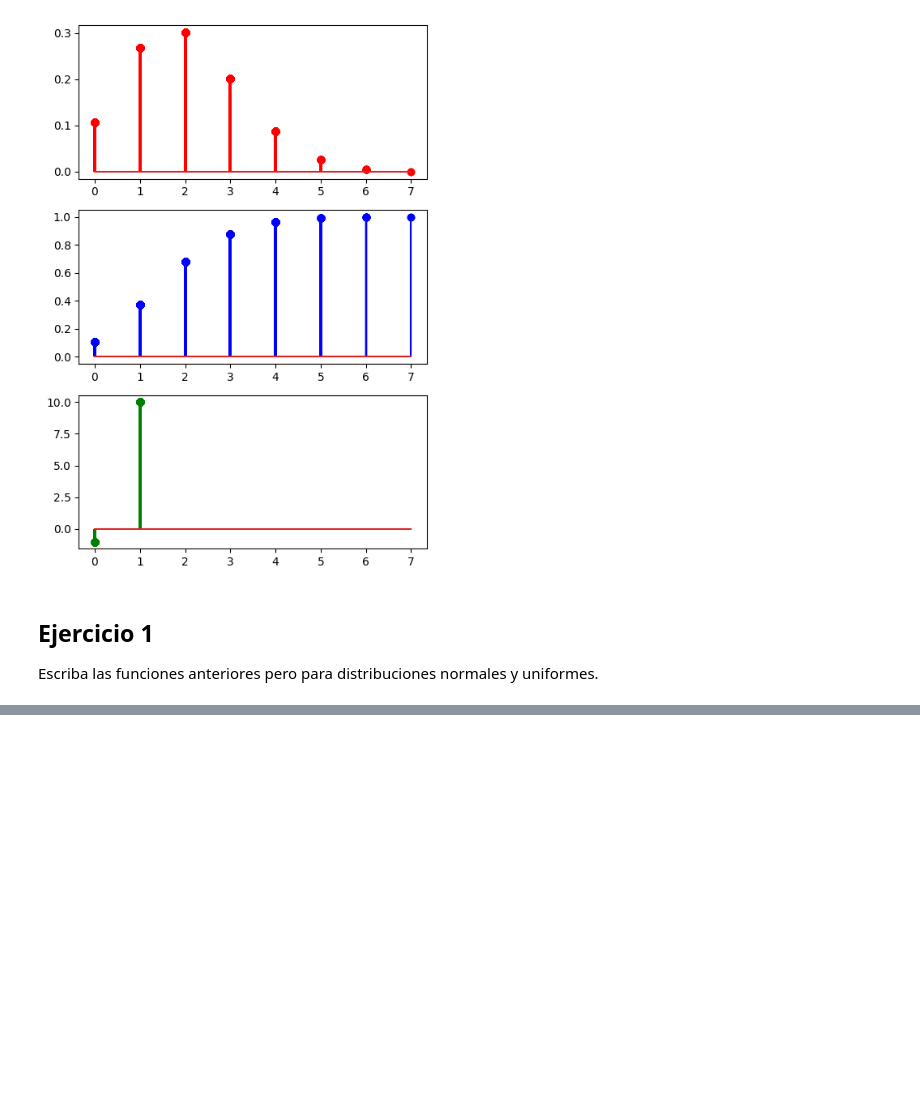
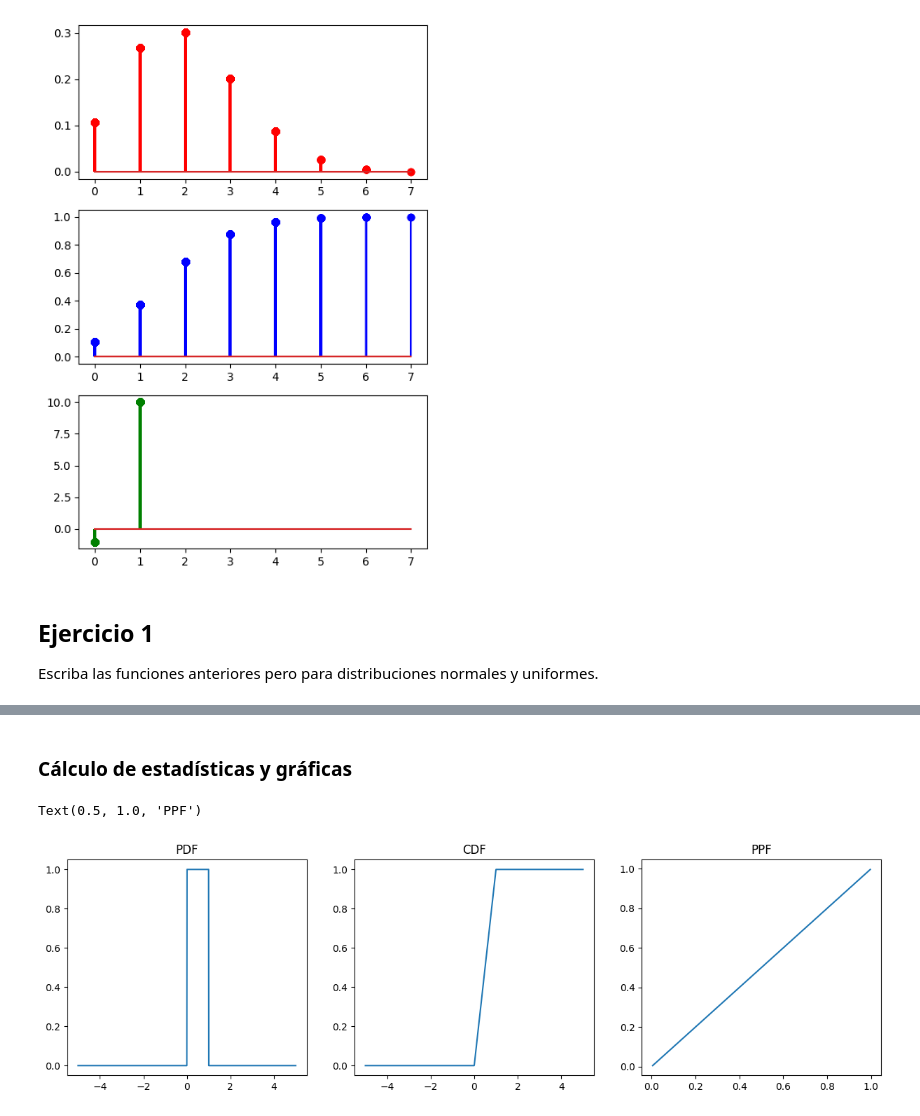
Before and after one commit to mariaorrri/modulo05-probability-distribution-exercises-project-with-python, a Jupyter notebook: notebook/problems.es.ipynb, the cells around one changed output, grey strips where cells are left out. Cells and saved outputs as stored; diff of their text form; code cells hidden in the pictures; blank space fills up the shorter version.

```diff
--- a/notebook/problems.es.ipynb
+++ b/notebook/problems.es.ipynb
@@ -133,0 +150,41 @@ print(f"Generate 2000 random values from a Binomial(10, 0.2) distribution: {rnor
+# %%
+# Definir todas las funciones de probabilidad relacionadas con la distribución uniforme.
+
+def duniforme(x, mean, std):
+
+    result = uniform.pdf(x, loc = mean, scale = std)
+
+    return result
+
+def cuniforme(x, mean, std):
+
+    result = uniform.cdf(x, loc = mean, scale = std)
+
+    return result
+
+def quniforme(x, mean, std):
+
+    result = uniform.ppf(x, loc = mean, scale = std)
+
+    return result
+# %% [markdown]
+### Cálculo de estadísticas y gráficas
+# %%
+
+uniform_pdf = duniforme(data, media,dt)
+uniform_cdf = cuniforme(data, media,dt)
+uniform_ppf = quniforme(data, media,dt)
+
+plt.figure(figsize=(15,4))
+plt.subplot(1,3,1)
+plt.plot(data,uniform_pdf)
+plt.title('PDF')
+plt.subplot(1,3,2)
+plt.plot(data,uniform_cdf)
+plt.title('CDF')
+plt.subplot(1,3,3)
+plt.plot(data,uniform_ppf)
+plt.title('PPF')
+# %% [output]
+Text(0.5, 1.0, 'PPF')
+[figure, added]
```
Also changed, not shown: parts of 9 cells of this notebook.
